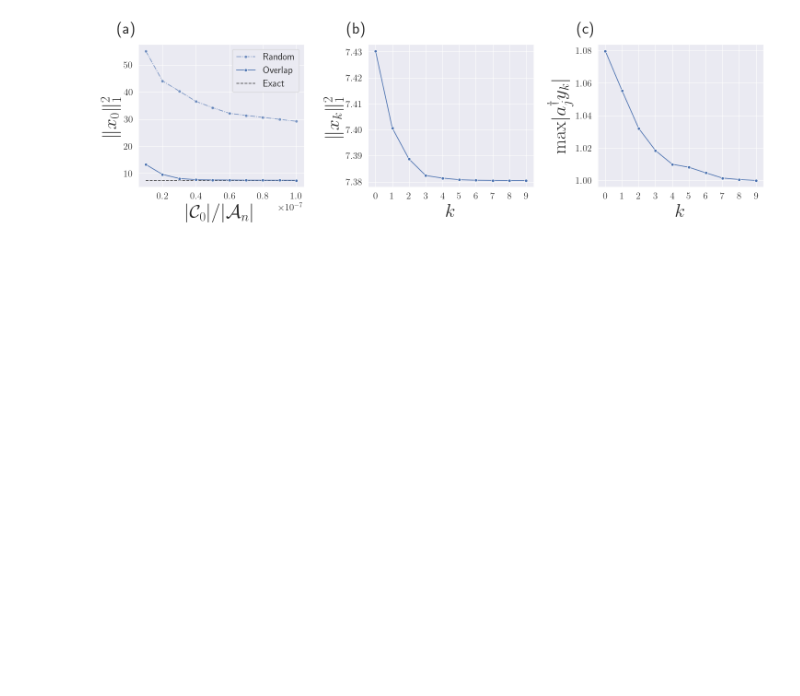
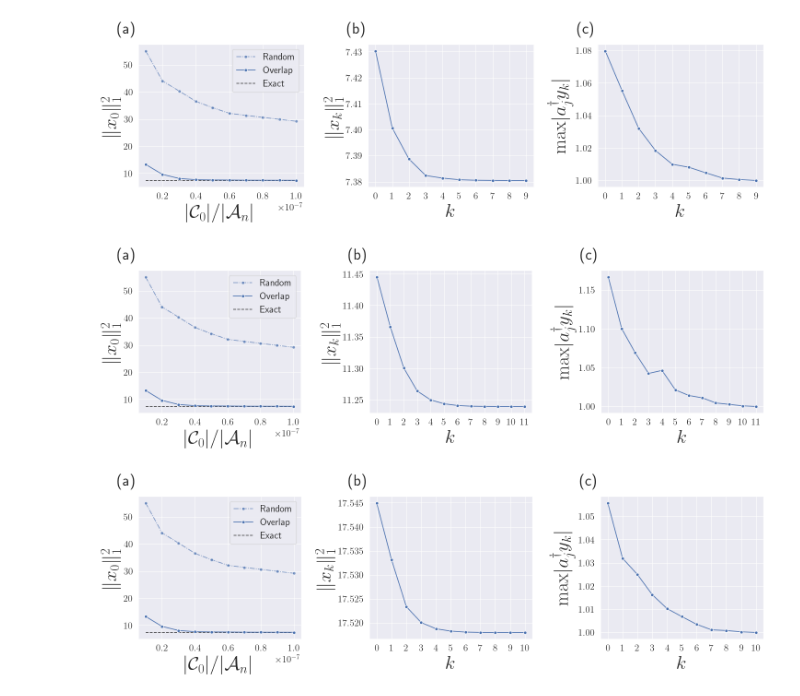
Before and after one commit to quantum-programming/stabilizer_extent, a Jupyter notebook: notebooks/make_fig.ipynb, the cells around one changed output. Cells and saved outputs as stored; diff of their text form; code cells hidden in the pictures; blank space fills up the shorter version.

```diff
--- a/notebooks/make_fig.ipynb
+++ b/notebooks/make_fig.ipynb
@@ -57,41 +57,46 @@ def visualize_performance(n, kind, ax):
     ax.set_ylabel(r"$\lVert x_0 \rVert_1^2$", fontsize=30)
 
 
 def visualize_CG(n, kind, ax1, ax2):
     log_file_name = f"../data/CG/{kind}_{n}_data.txt"
 
     extends = []
     max_values = []
     with open(log_file_name, mode="r") as f:
         lines = f.readlines()
         for line in lines:
             extend, max_value = map(float, line.split())
             extends.append(extend)
             max_values.append(max_value)
 
     sns.lineplot(x=list(range(len(extends))), y=extends, ax=ax1, marker="o")
     ax1.set_xlabel("$k$", fontsize=30)
     ax1.set_ylabel("$\\lVert x_k \\rVert_1^2$", fontsize=30)
     ax1.set_xticks(list(range(len(extends))))
     sns.lineplot(x=list(range(len(max_values))), y=max_values, ax=ax2, marker="o")
     ax2.set_xlabel("$k$", fontsize=30)
     ax2.set_ylabel("$\max \\lvert a_j^\dagger y_k \\rvert$", fontsize=30)
     ax2.set_xticks(list(range(len(max_values))))
 
 
 if __name__ == "__main__":
-    fig = plt.figure(figsize=(15, 5))
-    ax1 = plt.subplot(1, 3, 1)
-    visualize_performance(7, "pure", ax1)
-    ax2 = plt.subplot(1, 3, 2)
-    ax3 = plt.subplot(1, 3, 3)
-    visualize_CG(7, "pure", ax2, ax3)
+    for n in [7, 8, 9]:
+        fig = plt.figure(figsize=(15, 5))
+        ax1 = plt.subplot(1, 3, 1)
+        visualize_performance(7, "pure", ax1)
+        ax2 = plt.subplot(1, 3, 2)
+        ax3 = plt.subplot(1, 3, 3)
+        visualize_CG(n, "pure", ax2, ax3)
 
-    ax1.set_title("(a)", fontsize=25, x=-0.07, y=1.05)
-    ax2.set_title("(b)", fontsize=25, x=-0.07, y=1.05)
-    ax3.set_title("(c)", fontsize=25, x=-0.07, y=1.05)
+        ax1.set_title("(a)", fontsize=25, x=-0.07, y=1.05)
+        ax2.set_title("(b)", fontsize=25, x=-0.07, y=1.05)
+        ax3.set_title("(c)", fontsize=25, x=-0.07, y=1.05)
 
-    plt.tight_layout()
-    plt.savefig("../image/CG_7.pdf", bbox_inches="tight", pad_inches=0.1)
+        plt.tight_layout()
+        # plt.savefig(f"../image/CG_{n}.pdf", bbox_inches="tight", pad_inches=0.1)
+        plt.show()
+        plt.close()
 # %% [output]
 [figure]
+[figure, added]
+[figure, added]
```
Also changed, not shown: 2 other files.
